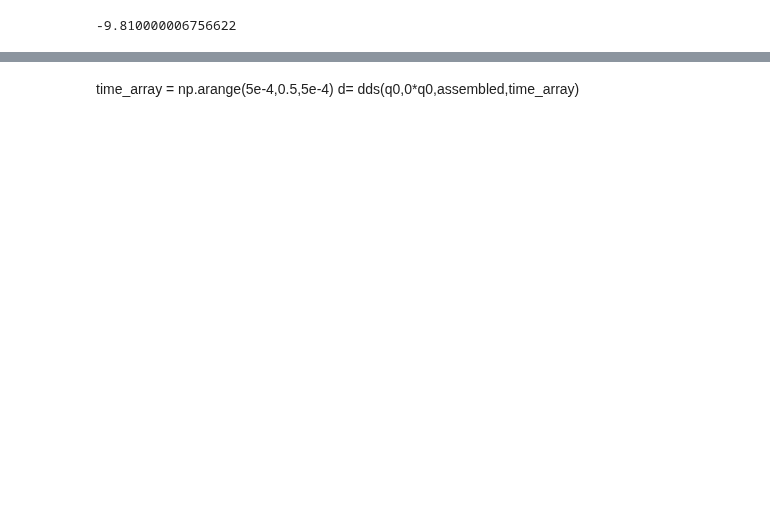
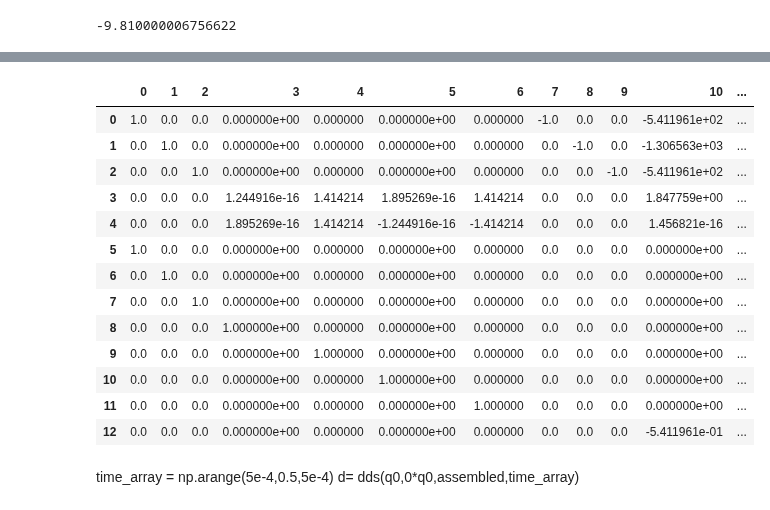
Before and after one commit to khaledghobashy/asurt_cdt, a Jupyter notebook: models/fourbar/fourbar.ipynb, the cells around one changed output, grey strips where cells are left out. Drawn from its saved outputs; the diff is of its cells as text; code cells hidden in the pictures; blank space fills up the shorter version.

```diff
--- a/models/fourbar/fourbar.ipynb
+++ b/models/fourbar/fourbar.ipynb
@@ -605,4 +673,21 @@ pd.DataFrame(M.A)
 | 13 | 0.0 | 0.0 | 0.0 | 0.0 | 0.0 | 0.0 | 0.0 | 0.000000 | 0.000000 | 0.000000 | 2.736816e+06 | ... |
+# %%
+pd.DataFrame(J.A)
+# %% [output]
+|  | 0 | 1 | 2 | 3 | 4 | 5 | 6 | 7 | 8 | 9 | 10 | ... |
+| 0 | 1.0 | 0.0 | 0.0 | 0.000000e+00 | 0.000000 | 0.000000e+00 | 0.000000 | -1.0 | 0.0 | 0.0 | -5.411961e+02 | ... |
+| 1 | 0.0 | 1.0 | 0.0 | 0.000000e+00 | 0.000000 | 0.000000e+00 | 0.000000 | 0.0 | -1.0 | 0.0 | -1.306563e+03 | ... |
+| 2 | 0.0 | 0.0 | 1.0 | 0.000000e+00 | 0.000000 | 0.000000e+00 | 0.000000 | 0.0 | 0.0 | -1.0 | -5.411961e+02 | ... |
+| 3 | 0.0 | 0.0 | 0.0 | 1.244916e-16 | 1.414214 | 1.895269e-16 | 1.414214 | 0.0 | 0.0 | 0.0 | 1.847759e+00 | ... |
+| 4 | 0.0 | 0.0 | 0.0 | 1.895269e-16 | 1.414214 | -1.244916e-16 | -1.414214 | 0.0 | 0.0 | 0.0 | 1.456821e-16 | ... |
+| 5 | 1.0 | 0.0 | 0.0 | 0.000000e+00 | 0.000000 | 0.000000e+00 | 0.000000 | 0.0 | 0.0 | 0.0 | 0.000000e+00 | ... |
+| 6 | 0.0 | 1.0 | 0.0 | 0.000000e+00 | 0.000000 | 0.000000e+00 | 0.000000 | 0.0 | 0.0 | 0.0 | 0.000000e+00 | ... |
+| 7 | 0.0 | 0.0 | 1.0 | 0.000000e+00 | 0.000000 | 0.000000e+00 | 0.000000 | 0.0 | 0.0 | 0.0 | 0.000000e+00 | ... |
+| 8 | 0.0 | 0.0 | 0.0 | 1.000000e+00 | 0.000000 | 0.000000e+00 | 0.000000 | 0.0 | 0.0 | 0.0 | 0.000000e+00 | ... |
+| 9 | 0.0 | 0.0 | 0.0 | 0.000000e+00 | 1.000000 | 0.000000e+00 | 0.000000 | 0.0 | 0.0 | 0.0 | 0.000000e+00 | ... |
+| 10 | 0.0 | 0.0 | 0.0 | 0.000000e+00 | 0.000000 | 1.000000e+00 | 0.000000 | 0.0 | 0.0 | 0.0 | 0.000000e+00 | ... |
+| 11 | 0.0 | 0.0 | 0.0 | 0.000000e+00 | 0.000000 | 0.000000e+00 | 1.000000 | 0.0 | 0.0 | 0.0 | 0.000000e+00 | ... |
+| 12 | 0.0 | 0.0 | 0.0 | 0.000000e+00 | 0.000000 | 0.000000e+00 | 0.000000 | 0.0 | 0.0 | 0.0 | -5.411961e-01 | ... |
 # %% [markdown]
 time_array = np.arange(5e-4,0.5,5e-4)
 d= dds(q0,0*q0,assembled,time_array)
```
Also changed, not shown: parts of 12 cells of this notebook, 2 other files.
